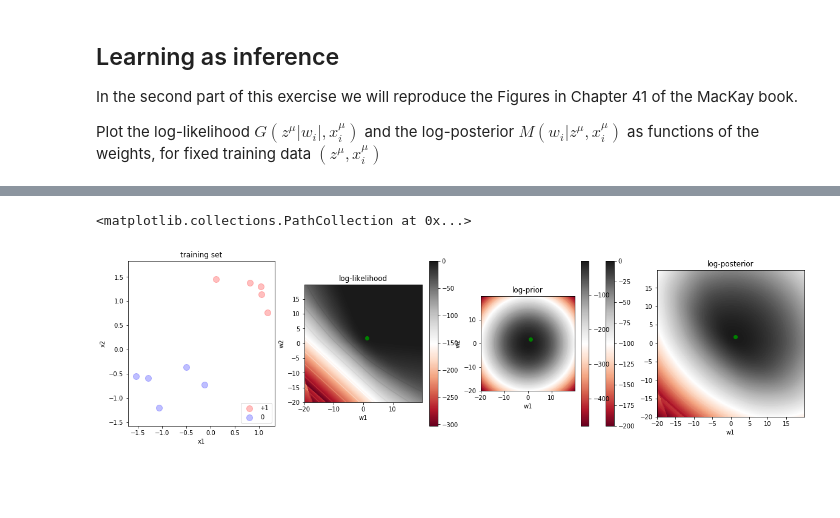
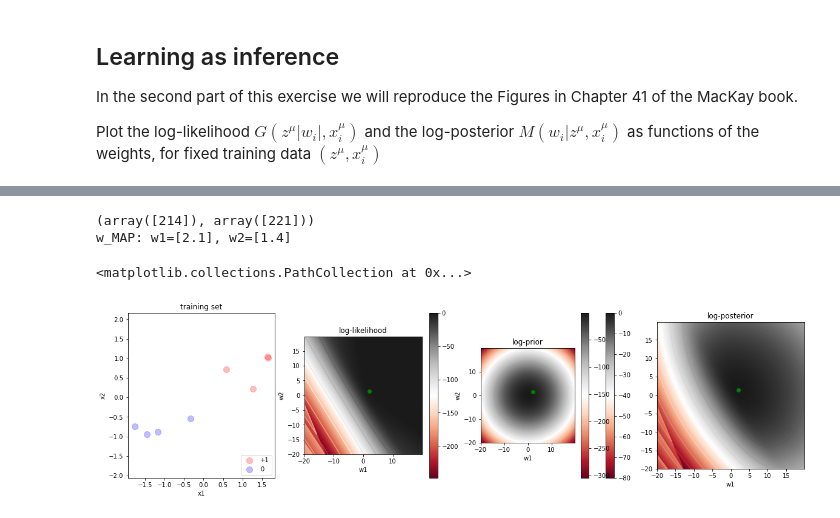
Before and after one commit to jsearcy1/AppliedMathNotebooks, a Jupyter notebook: MATH410/MATH410_Perceptron0_class.ipynb, the cells around one changed output, grey strips where cells are left out. Cells and saved outputs as stored; diff of their text form; code cells hidden in the pictures; blank space fills up the shorter version.

```diff
--- a/MATH410/MATH410_Perceptron0_class.ipynb
+++ b/MATH410/MATH410_Perceptron0_class.ipynb
@@ -54,5 +54,7 @@ def generate_patterns(spread,N=2,p1=100,p2=100,option='separable',plot=False):
         ax.axis('equal')
     return x,z
 
-x,z=generate_patterns(spread=0.2,N=2,p1=100,p2=100,option='separable',plot=True)
+p1=100
+p2=100
+x,z=generate_patterns(spread=0.5,N=2,p1=p1,p2=p2,option='separable',plot=True)
 # %% [output]
@@ -91,7 +93,8 @@ def Gfunc(ww,xx,zz):
           # ww=weights, xx=datapoints, zz=class labels
           ff=sigmoid(xx.dot(ww))
           inf_ff=~np.isinf(np.log(ff))
-          inf_ffm=~np.isinf(np.log(1-ff))
+          # inf_ffm=~np.isinf(np.log(1-ff))
+          inf_ffm=~((1-ff)==0)
           out=-zz[inf_ff].dot(np.log(ff[inf_ff]))-(1-zz[inf_ffm]).dot(np.log(1-ff[inf_ffm]))
           return out
 # %% [markdown]
@@ -213,3 +215,41 @@ w_MAP: w1=%s, w2=%s (array([1.2]), array([1.7]))
+# %%
+from matplotlib import cm
+from matplotlib.ticker import LinearLocator, FormatStrFormatter, LogLocator
+
+# size of the training set
+ntrain=np.min([4,p1,p2])
+indtrain=np.concatenate([np.arange(ntrain),p1+np.arange(ntrain)])
+xplot=x[indtrain]
+zplot=z[indtrain]
+
+# create a 2d grid of (w1,w2)
+Wmax=20
+W1vec=np.arange(-Wmax,Wmax,0.1)
+W2vec=np.arange(-Wmax,Wmax,0.1)
+W1,W2=np.meshgrid(W1vec,W2vec)
+len1,len2=W1.shape
+Ginference=np.zeros((len1,len2)) # loglikelihood
+Minference=np.zeros((len1,len2)) # logposterior
+Priorinference=np.zeros((len1,len2)) # logprior
+
+# calculate observables on the grid
+for i1 in range(len1):
+          for i2 in range(len2):
+                    wtemp=np.array([W1[i1,i2],W2[i1,i2]])
+                    Ginference[i1,i2]=Gfunc(wtemp,xplot,zplot)
+                    Priorinference[i1,i2]=0.5*alpha*wtemp.dot(wtemp)
+                    Minference[i1,i2]=Ginference[i1,i2]+Priorinference[i1,i2]
+
+LLplot=-Ginference
+Mplot=-Minference
+Priorplot=-Priorinference
+# MAP estimate of the weights
+wmapind=np.where(Mplot==Mplot.max())
+print(wmapind)
+print('w_MAP: w1={a1}, w2={a2}'.format(a1=W1[wmapind],a2=W2[wmapind]))
+# %% [output]
+(array([214]), array([221]))
+w_MAP: w1=[2.1], w2=[1.4]
 # %%
 #=========
 # PLOTS
@@ -220,32 +260,32 @@ fig,ax=plt.subplots(1,4,figsize=(20,5))
 # training set
 size=100
 # scatterplot
 ax[0].scatter(xplot[0:ntrain,0],xplot[0:ntrain,1],s=size,color='red',alpha=0.25,label='+1')
-ax[0].scatter(xplot[ntrain:2*ntrain,0],xplot[ntrain:2*ntrain,1],s=size,color='blue',alpha=0.25,label='0')
+ax[0].scatter(xplot[ntrain:,0],xplot[ntrain:,1],s=size,color='blue',alpha=0.25,label='0')
 ax[0].set_xlabel("x1"); ax[0].set_ylabel("x2"); ax[0].set_title("training set")
 ax[0].legend(loc='lower right')
 ax[0].axis('equal')
 
 # plot log-likelihood
 surf1=ax[1].imshow(LLplot,origin='lower',cmap='RdGy',extent=[np.min(W1),np.max(W1),np.min(W2),np.max(W2)])
 ax[1].contour(W1,W2,LLplot,cmap='RdGy')
 fig.colorbar(surf1,ax=ax[1])
 ax[1].set_title('log-likelihood'); ax[1].set_xlabel('w1'); ax[1].set_ylabel('w2')
 ax[1].scatter(W1[wmapind],W2[wmapind],color='g')
 
 # plot log-prior
 surf3=ax[2].imshow(Priorplot,origin='lower',cmap='RdGy',extent=[np.min(W1),np.max(W1),np.min(W2),np.max(W2)])
 ax[2].contour(W1,W2,Priorplot,cmap='RdGy')
 fig.colorbar(surf3,ax=ax[2])
 ax[2].set_title('log-prior'); ax[2].set_xlabel('w1'); ax[2].set_ylabel('w2')
 ax[2].scatter(W1[wmapind],W2[wmapind],color='g')
 
 # plot log-posterior
 surf2=ax[3].imshow(Mplot,origin='lower',cmap='RdGy',extent=[np.min(W1),np.max(W1),np.min(W2),np.max(W2)])
 ax[3].contour(W1,W2,Mplot,cmap='RdGy')
 fig.colorbar(surf2,ax=ax[2])
 ax[3].set_title('log-posterior'); ax[3].set_xlabel('w1'); ax[2].set_ylabel('w2')
 ax[3].scatter(W1[wmapind],W2[wmapind],color='g')
 # %% [output]
 <matplotlib.collections.PathCollection at 0x...>
-[figure, old version]
+[figure, new version]
```
Also changed, not shown: parts of 4 cells of this notebook.
